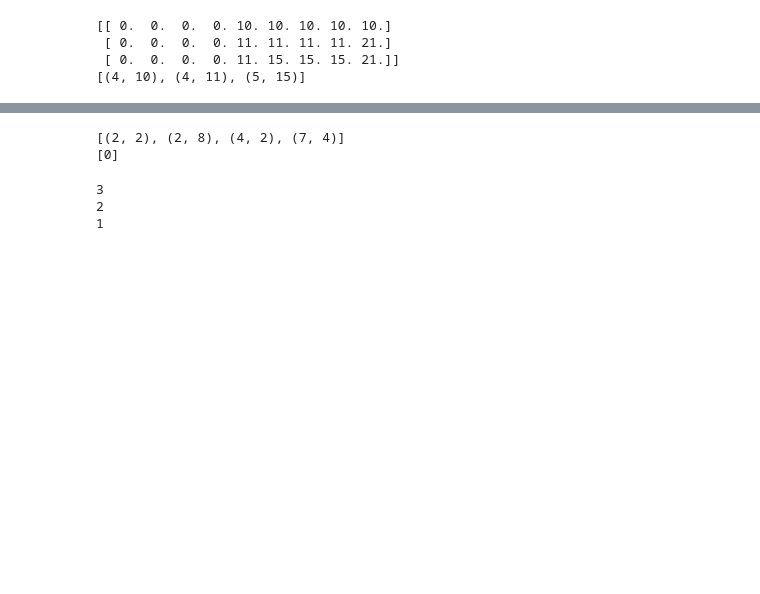
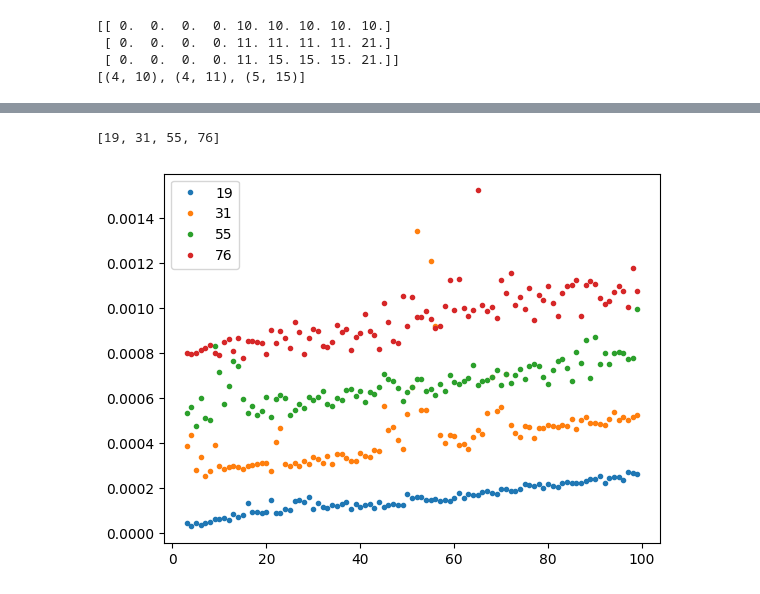
Before and after one commit to daviloncio/repositorio2, a Jupyter notebook: otros/p305.ipynb, the cells around one changed output, grey strips where cells are left out. Saved outputs shown, nothing was run; the diff lists cells and outputs as text; code cells hidden in the pictures; blank space fills up the shorter version.

```diff
--- a/otros/p305.ipynb
+++ b/otros/p305.ipynb
@@ -135,18 +155,41 @@ print(m)
-# %%
-pesos=np.array([7,2,2,4])
-valores=np.array([4,8,2,2])
-lista_de_tuplas=sorted(list(zip(pesos,valores)))
-indices_ordenados=np.argsort(np.array(zip(pesos,valores)))[::-1]
-
-print(lista_de_tuplas)
-print(indices_ordenados)
-# %% [output]
-[(2, 2), (2, 8), (4, 2), (7, 4)]
-[0]
-# %%
-for i in range(3,0,-1):
-    print(i)
-# %% [output]
-3
-2
-1
+# %%
+from matplotlib import pyplot as plt ; import time ; import random
+
+bounds = sorted(np.random.randint(10,100,size=4))
+print(bounds)
+first_dim=2
+last_dim=100
+
+a_weights=np.random.randint(1,first_dim+1,size=first_dim)
+a_values=np.random.randint(1,first_dim+1,size=first_dim)
+a_weights=a_weights.tolist() ; a_values=a_values.tolist()
+
+for bound in bounds:
+    ejex=[]
+    l_timings=[]
+    for dim in range(first_dim,last_dim):
+
+        if dim==first_dim: continue
+        ejex.append(dim)
+        a=np.random.randint(1,dim+1)
+        b=np.random.randint(1,dim+1)
+        a_values.append(a) ; a_weights.append(b)
+
+
+
+        #a_values=np.random.randint(1,dim+1,size=dim)
+
+        try:
+            timings = %timeit -o -n 10 -r 5 -q knapsack_fract_greedy(np.array(a_weights),np.array(a_values),bound)
+
+        except:
+            print(a_weights,a_values,bound)
+
+            raise Exception
+
+        l_timings.append(timings.best)
+    plt.plot(ejex,l_timings,'.',label=str(bound))
+    plt.legend()
+# %% [output]
+[19, 31, 55, 76]
+[figure, added]
```
Also changed, not shown: parts of 7 cells of this notebook, 1 other file.
